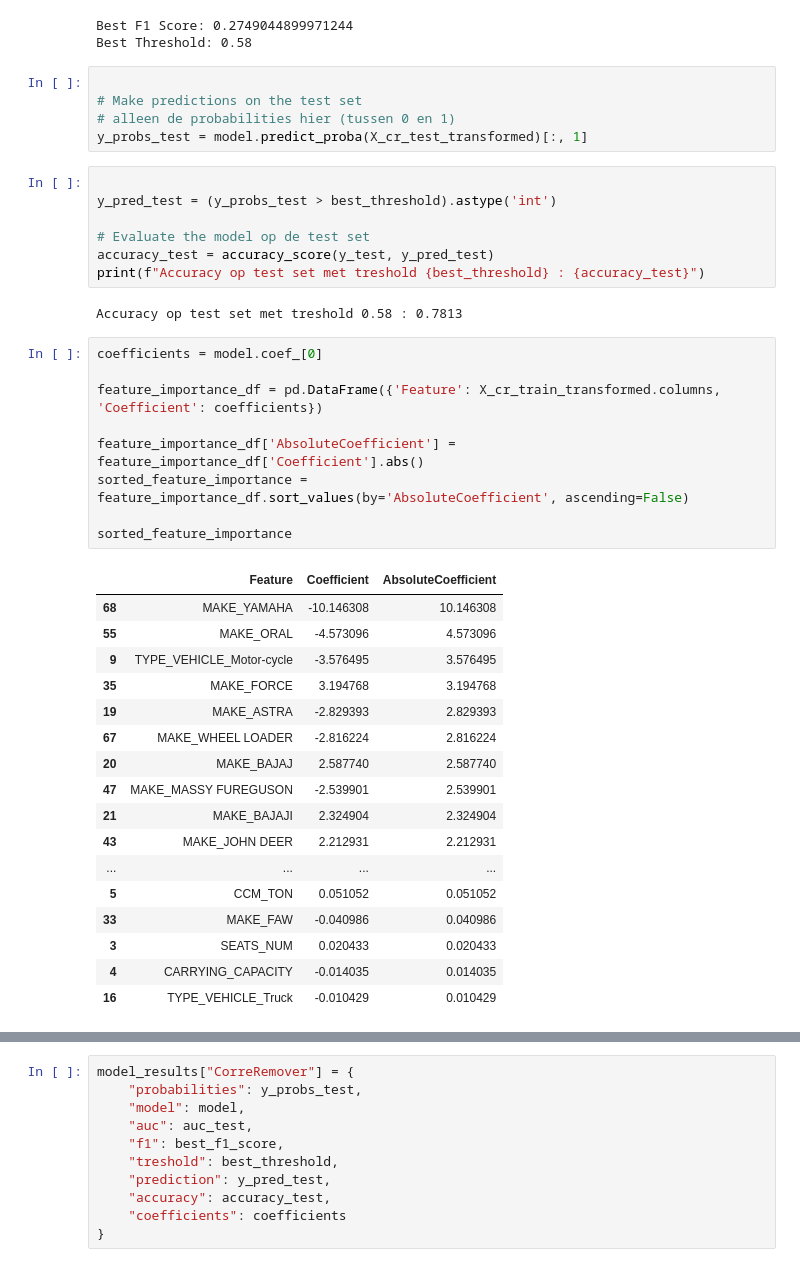
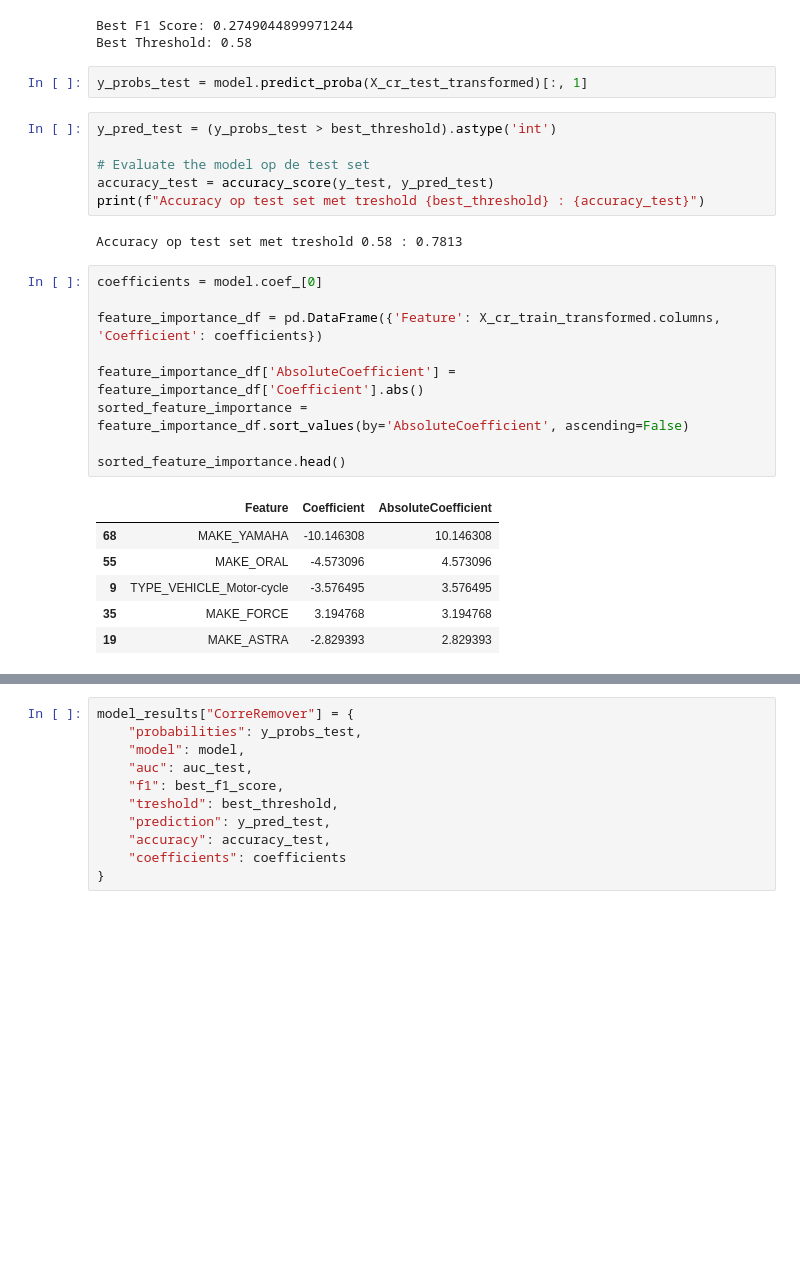
Before and after one commit to achsar/Analyses_Methode_Achot_Sarkisian, a Jupyter notebook: fairness_car_insurance.ipynb, the cells around one changed output, grey strips where cells are left out. Drawn from its saved outputs; the diff is of its cells as text; blank space fills up the shorter version.

```diff
--- a/fairness_car_insurance.ipynb
+++ b/fairness_car_insurance.ipynb
@@ -878,12 +771,8 @@ print("Best Threshold:", best_threshold)
 Best F1 Score: 0.2749044899971244
 Best Threshold: 0.58
 # %%
-
-# Make predictions on the test set
-# alleen de probabilities hier (tussen 0 en 1)
 y_probs_test = model.predict_proba(X_cr_test_transformed)[:, 1]
 # %%
-
 y_pred_test = (y_probs_test > best_threshold).astype('int')
 
 # Evaluate the model op de test set
@@ -894,27 +783,16 @@ Accuracy op test set met treshold 0.58 : 0.7813
 # %%
 coefficients = model.coef_[0]
 
 feature_importance_df = pd.DataFrame({'Feature': X_cr_train_transformed.columns, 'Coefficient': coefficients})
 
 feature_importance_df['AbsoluteCoefficient'] = feature_importance_df['Coefficient'].abs()
 sorted_feature_importance = feature_importance_df.sort_values(by='AbsoluteCoefficient', ascending=False)
 
-sorted_feature_importance
+sorted_feature_importance.head()
 # %% [output]
 |  | Feature | Coefficient | AbsoluteCoefficient |
 | 68 | MAKE_YAMAHA | -10.146308 | 10.146308 |
 | 55 | MAKE_ORAL | -4.573096 | 4.573096 |
 | 9 | TYPE_VEHICLE_Motor-cycle | -3.576495 | 3.576495 |
 | 35 | MAKE_FORCE | 3.194768 | 3.194768 |
 | 19 | MAKE_ASTRA | -2.829393 | 2.829393 |
-| 67 | MAKE_WHEEL LOADER | -2.816224 | 2.816224 |
-| 20 | MAKE_BAJAJ | 2.587740 | 2.587740 |
-| 47 | MAKE_MASSY FUREGUSON | -2.539901 | 2.539901 |
-| 21 | MAKE_BAJAJI | 2.324904 | 2.324904 |
-| 43 | MAKE_JOHN DEER | 2.212931 | 2.212931 |
-| ... | ... | ... | ... |
-| 5 | CCM_TON | 0.051052 | 0.051052 |
-| 33 | MAKE_FAW | -0.040986 | 0.040986 |
-| 3 | SEATS_NUM | 0.020433 | 0.020433 |
-| 4 | CARRYING_CAPACITY | -0.014035 | 0.014035 |
-| 16 | TYPE_VEHICLE_Truck | -0.010429 | 0.010429 |
```
Also changed, not shown: parts of 34 cells of this notebook.
